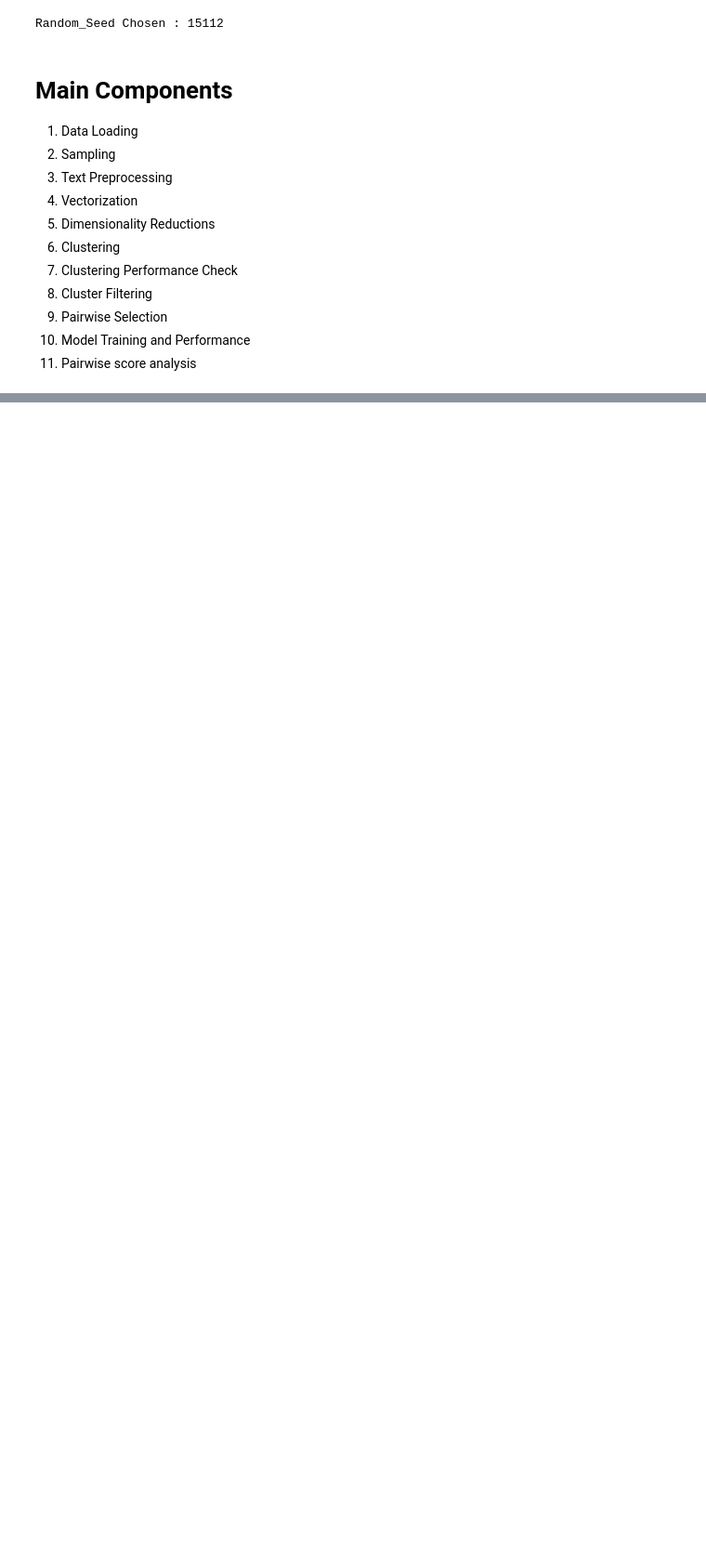
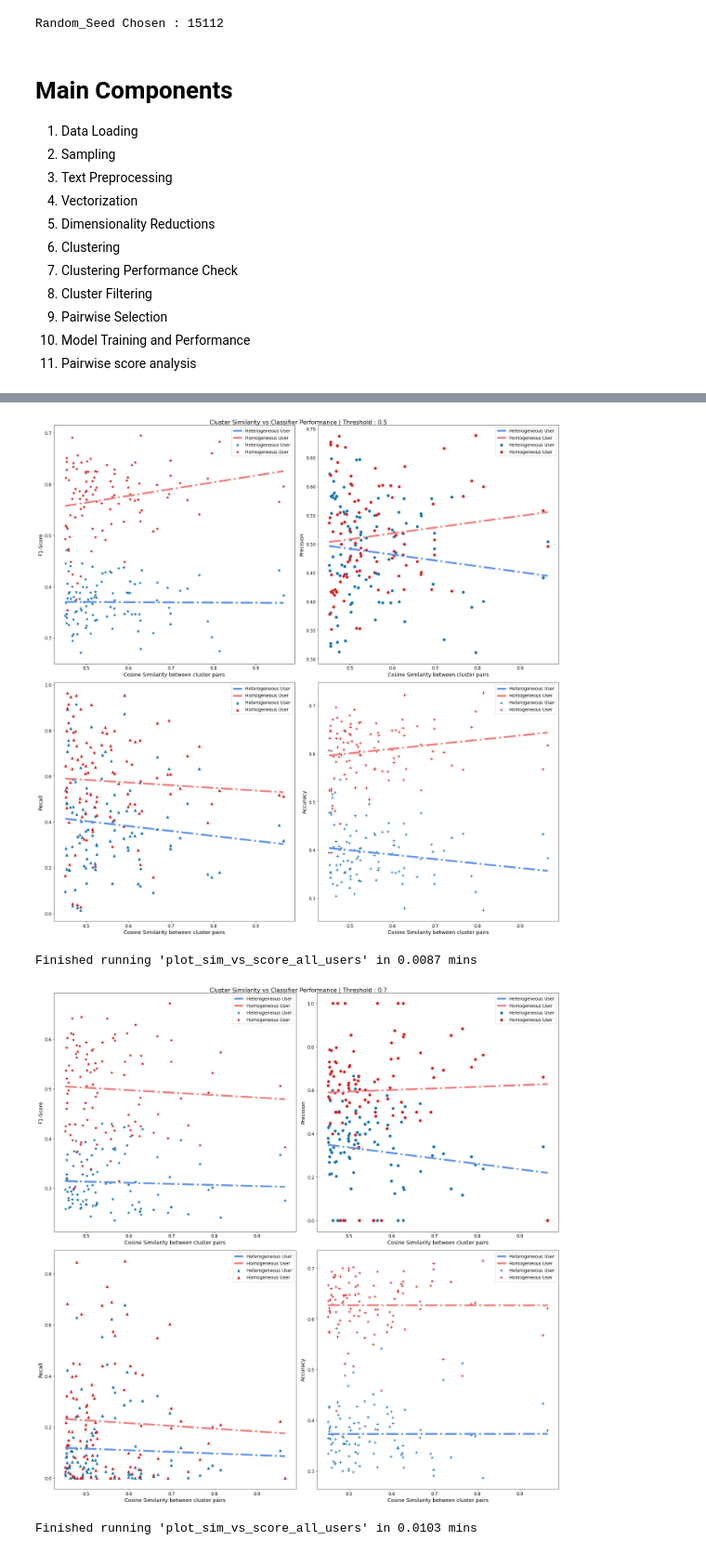
Before and after one commit to karthikshivaram24/Combatting-partisan-homogenization, a Jupyter notebook: Baseline_Analysis.ipynb, the cells around one changed output, grey strips where cells are left out. Shown: that part at 93% size. Cells and saved outputs as stored; diff of their text form; code cells hidden in the pictures; blank space fills up the shorter version.

Commit message:
updated baseline results

```diff
--- a/Baseline_Analysis.ipynb
+++ b/Baseline_Analysis.ipynb
@@ -521,0 +651,2 @@ MemoryError: Unable to allocate 14.2 GiB for an array with shape (127344, 15000)
+# %%
+top100 = get_top_100_clusterpairs(cluster_pairs=filtered_cluster_pairs,dist_matrix=cluster_pair_dist_mat,reverse=True)
@@ -523,7 +656,7 @@ MemoryError: Unable to allocate 14.2 GiB for an array with shape (127344, 15000)
 df_result = run_train_all(X = reduced_vectors,
                           cluster_2_doc_map = doc_2_cluster_map ,
                           df = sampled_df ,
-                          cluster_pairs = filtered_cluster_pairs,
+                          cluster_pairs = top100,
                           cosine_mat = cluster_pair_dist_mat,
                           thresholds = [0.5,0.7,0.9],
                           user_type="Heterogeneous")
@@ -529,0 +684,8 @@ df_result = run_train_all(X = reduced_vectors,
+# %%
+df_result_homog = run_train_all(X = reduced_vectors,
+                          cluster_2_doc_map = doc_2_cluster_map ,
+                          df = sampled_df ,
+                          cluster_pairs = top100,
+                          cosine_mat = cluster_pair_dist_mat,
+                          thresholds = [0.5,0.7,0.9],
+                          user_type="Homogeneous")
@@ -529,0 +713,10 @@ df_result = run_train_all(X = reduced_vectors,
+# %%
+for threshold in [0.5,0.7,0.9]:
+    plot_sim_vs_score_all_users(df_results_hetero=df_result,
+                                df_results_homo=df_result_homog,
+                                threshold=threshold)
+# %% [output]
+[figure, added]
+Finished running 'plot_sim_vs_score_all_users' in 0.0087 mins
+[figure, added]
+Finished running 'plot_sim_vs_score_all_users' in 0.0103 mins
```
Also changed, not shown: parts of 9 cells of this notebook, 1 other file.
